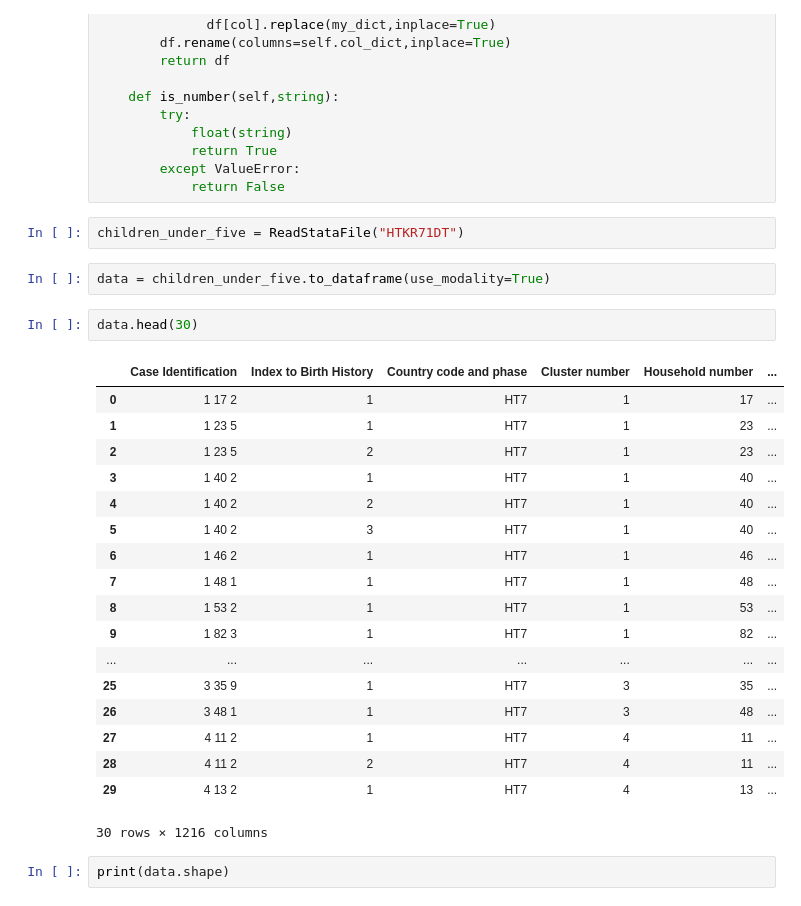
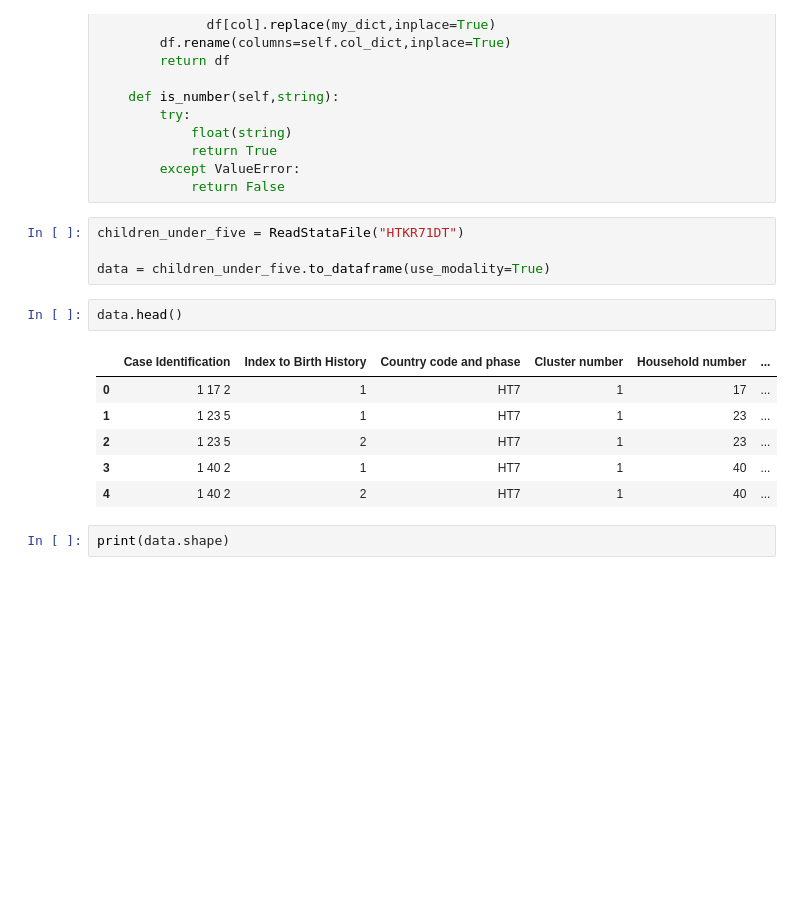
Before and after one commit to bolossi509/Capstone-Project, a Jupyter notebook: children_under_5.ipynb, the cells around one changed output. Saved outputs shown, nothing was run; the diff lists cells and outputs as text; blank space fills up the shorter version.

```diff
--- a/children_under_5.ipynb
+++ b/children_under_5.ipynb
@@ -158,29 +150,17 @@ class ReadStataFile:
             return False
 # %%
 children_under_five = ReadStataFile("HTKR71DT")
+
+data = children_under_five.to_dataframe(use_modality=True)
-# %%
-data = children_under_five.to_dataframe(use_modality=True)
 # %%
-data.head(30)
+data.head()
 # %% [output]
 |  | Case Identification | Index to Birth History | Country code and phase | Cluster number | Household number | ... |
 | 0 | 1 17 2 | 1 | HT7 | 1 | 17 | ... |
 | 1 | 1 23 5 | 1 | HT7 | 1 | 23 | ... |
 | 2 | 1 23 5 | 2 | HT7 | 1 | 23 | ... |
 | 3 | 1 40 2 | 1 | HT7 | 1 | 40 | ... |
 | 4 | 1 40 2 | 2 | HT7 | 1 | 40 | ... |
-| 5 | 1 40 2 | 3 | HT7 | 1 | 40 | ... |
-| 6 | 1 46 2 | 1 | HT7 | 1 | 46 | ... |
-| 7 | 1 48 1 | 1 | HT7 | 1 | 48 | ... |
-| 8 | 1 53 2 | 1 | HT7 | 1 | 53 | ... |
-| 9 | 1 82 3 | 1 | HT7 | 1 | 82 | ... |
-| ... | ... | ... | ... | ... | ... | ... |
-| 25 | 3 35 9 | 1 | HT7 | 3 | 35 | ... |
-| 26 | 3 48 1 | 1 | HT7 | 3 | 48 | ... |
-| 27 | 4 11 2 | 1 | HT7 | 4 | 11 | ... |
-| 28 | 4 11 2 | 2 | HT7 | 4 | 11 | ... |
-| 29 | 4 13 2 | 1 | HT7 | 4 | 13 | ... |
-30 rows × 1216 columns
 # %%
 print(data.shape)
 # %% [output]
```
Also changed, not shown: parts of 146 cells of this notebook.
